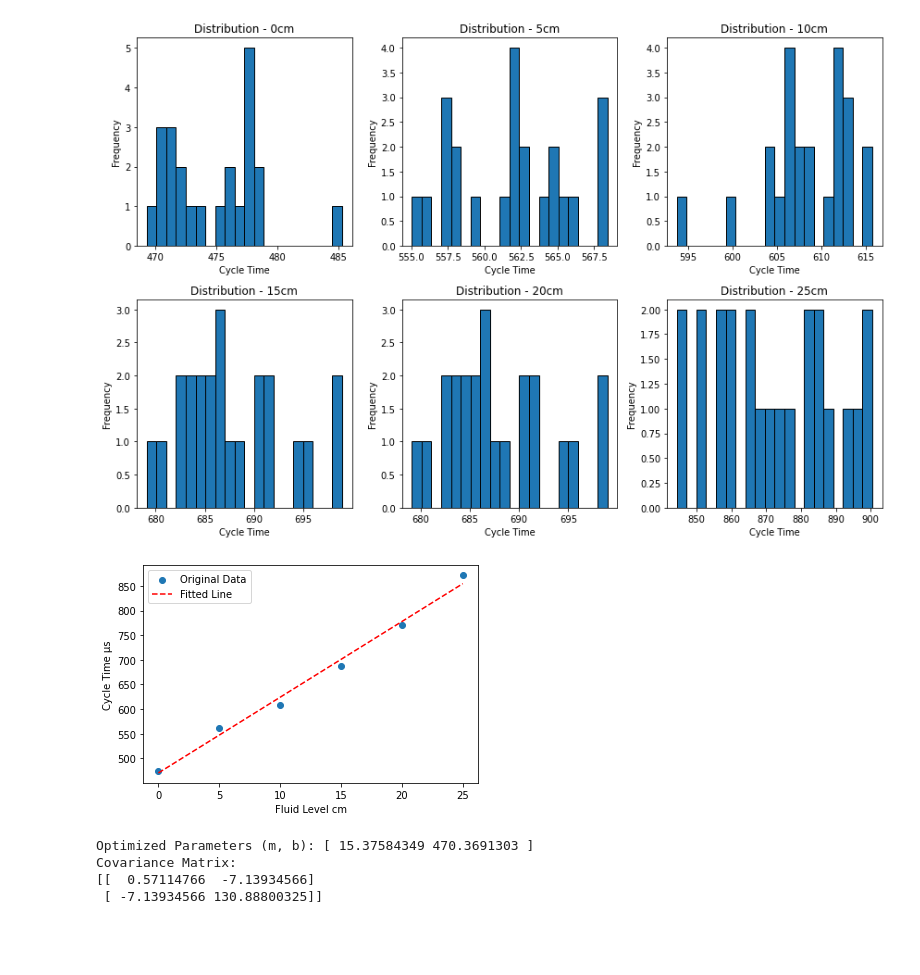
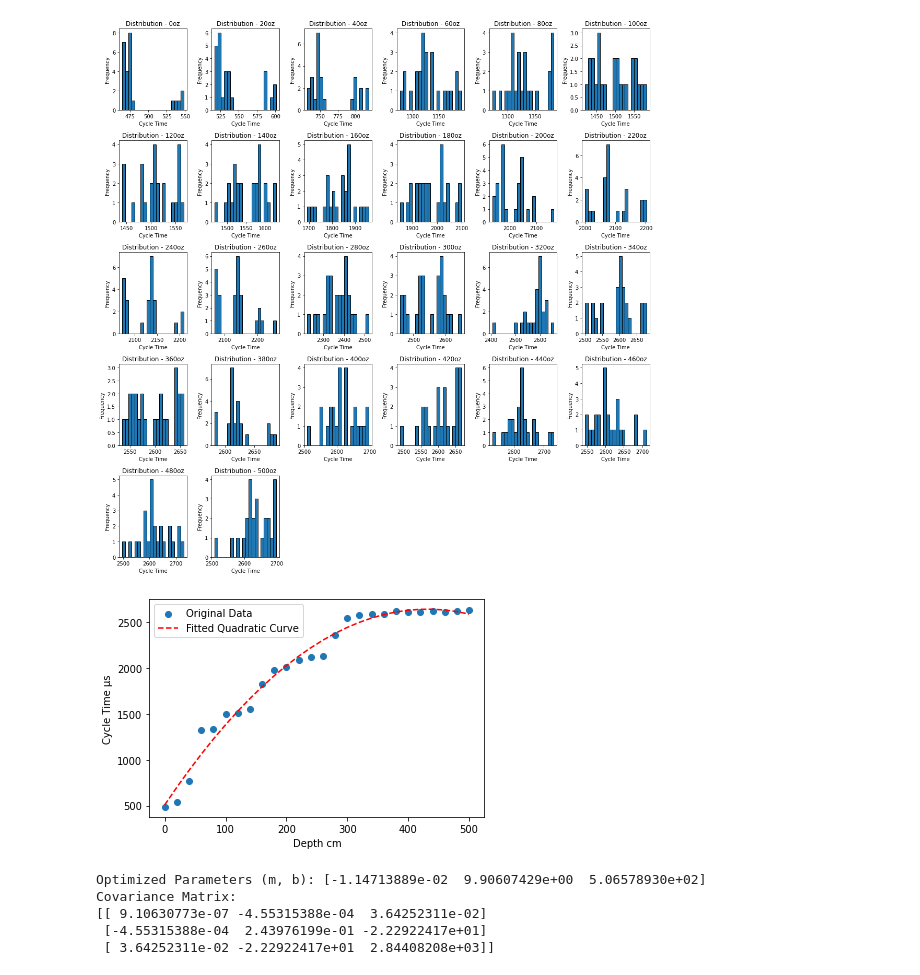
Before and after one commit to noele952/capacitive_depth_sensor, a Jupyter notebook: capacitive_sensor_calibration.ipynb, the cells around one changed output. Saved outputs shown, nothing was run; the diff lists cells and outputs as text; code cells hidden in the pictures; blank space fills up the shorter version.

```diff
--- a/capacitive_sensor_calibration.ipynb
+++ b/capacitive_sensor_calibration.ipynb
@@ -60,33 +141,41 @@ Set 25cm: Mean = 871.86, Std Dev = 17.10
 # %%
 # Visualizing Cycle Time Distributions at Different Fluid Depths
 
 # In this set of histograms, we visualize the distribution of cycle times obtained from our capacitive depth sensor
 # at various fluid depths. Each subplot represents a different fluid depth, and the histograms provide insights into
 # the frequency distribution of cycle times at each depth. The x-axis represents cycle time, and the y-axis
 # represents the frequency of occurrences.
 
 # Create a list of all data collections
-all_data_collections = [cycle_time_0cm, cycle_time_5cm, cycle_time_10cm, cycle_time_15cm, cycle_time_15cm,
-                        cycle_time_25cm]
+all_data_collections = [cycle_time_0oz, cycle_time_20oz, cycle_time_40oz, cycle_time_60oz, cycle_time_80oz,
+                        cycle_time_100oz, cycle_time_120oz, cycle_time_140oz, cycle_time_160oz, cycle_time_180oz,
+                        cycle_time_200oz, cycle_time_220oz, cycle_time_240oz, cycle_time_260oz, cycle_time_280oz,
+                        cycle_time_300oz, cycle_time_320oz, cycle_time_340oz, cycle_time_360oz, cycle_time_380oz,
+                        cycle_time_400oz, cycle_time_420oz, cycle_time_440oz, cycle_time_460oz, cycle_time_480oz,
+                        cycle_time_500oz]
 
 # Manually provide a list of titles
-titles = ['Distribution - 0cm', 'Distribution - 5cm', 'Distribution - 10cm', 'Distribution - 15cm',
-          'Distribution - 20cm', 'Distribution - 25cm']
+titles = ['Distribution - 0oz', 'Distribution - 20oz', 'Distribution - 40oz', 'Distribution - 60oz',
+          'Distribution - 80oz', 'Distribution - 100oz', 'Distribution - 120oz', 'Distribution - 140oz', 'Distribution - 160oz',
+          'Distribution - 180oz', 'Distribution - 200oz', 'Distribution - 220oz', 'Distribution - 240oz', 'Distribution - 260oz',
+          'Distribution - 280oz', 'Distribution - 300oz', 'Distribution - 320oz', 'Distribution - 340oz', 'Distribution - 360oz',
+          'Distribution - 380oz', 'Distribution - 400oz', 'Distribution - 420oz', 'Distribution - 440oz', 'Distribution - 460oz',
+          'Distribution - 480oz', 'Distribution - 500oz']
 
 # Plot histograms for all data collections
-plt.figure(figsize=(12, 8))  # Adjust the figure size as needed
+plt.figure(figsize=(15, 15))  # Adjust the figure size as needed
 
 for i, data_collection in enumerate(all_data_collections):
-    plt.subplot(2, 3, i + 1)  # Adjust the layout as needed
+    plt.subplot(5, 6, i + 1)  # Adjust the layout as needed
     plt.hist(data_collection, bins=20, edgecolor='black')
     plt.xlabel('Cycle Time')
     plt.ylabel('Frequency')
 
     # Use the manually provided titles
     plt.title(titles[i])
 
 plt.tight_layout()
 plt.show()
 # %% [output]
-[figure, old version]
+[figure, new version]
 # %%
@@ -114,23 +205,24 @@ capacitance_readings = np.array([mean_set_0cm, mean_set_5cm, mean_set_10cm, mean
 # %%
 # Scatter plot depicting the relationship between Fluid Depth (cm) and Cycle Time (μs)
 # Each data point represents a specific fluid depth, and the red dashed line represents the fitted
-# line based on the proposed linear equation.
+# quadratic curve based on the proposed quadratic equation.
 
 plt.scatter(fluid_levels, capacitance_readings, label='Original Data')
-plt.plot(fluid_levels, linear_equation(fluid_levels, *params), 'r--', label='Fitted Line')
+plt.plot(fluid_levels, quadratic_equation(fluid_levels, *params), 'r--', label='Fitted Quadratic Curve')
 plt.xlabel('Depth cm')
 plt.ylabel('Cycle Time μs')
 plt.legend()
 plt.show()
 # %% [output]
-[figure, old version]
+[figure, new version]
 # %%
-print('Optimized Parameters (m, b):', params)
+print('Optimized Parameters (a, b, c):', params)
 print('Covariance Matrix:')
 print(covariance)
 # %% [output]
-Optimized Parameters (m, b): [ 15.37584349 470.3691303 ]
+Optimized Parameters (m, b): [-1.14713889e-02  9.90607429e+00  5.06578930e+02]
 Covariance Matrix:
-[[  0.57114766  -7.13934566]
- [ -7.13934566 130.88800325]]
+[[ 9.10630773e-07 -4.55315388e-04  3.64252311e-02]
+ [-4.55315388e-04  2.43976199e-01 -2.22922417e+01]
+ [ 3.64252311e-02 -2.22922417e+01  2.84408208e+03]]
 # %%
```
Also changed, not shown: parts of 8 cells of this notebook, 2 other files.
